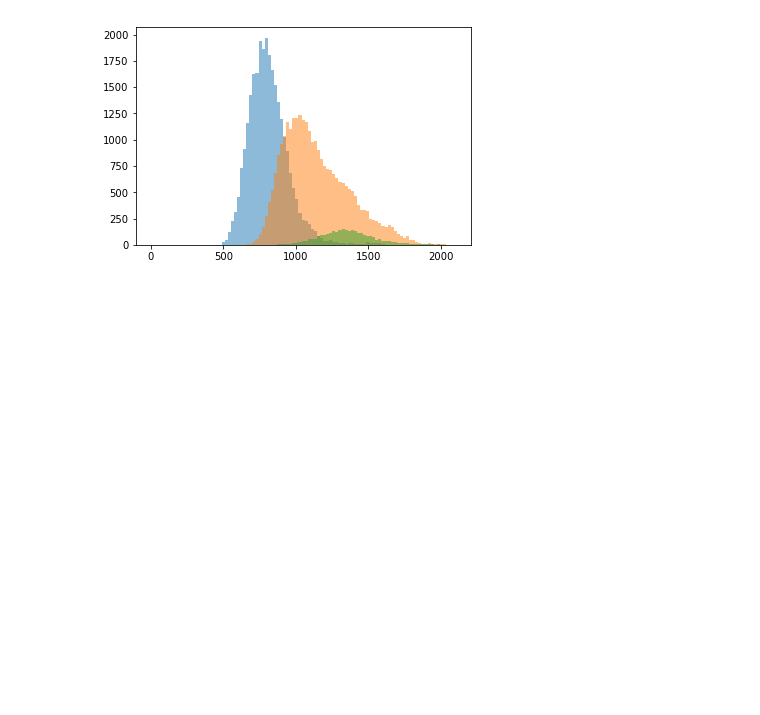
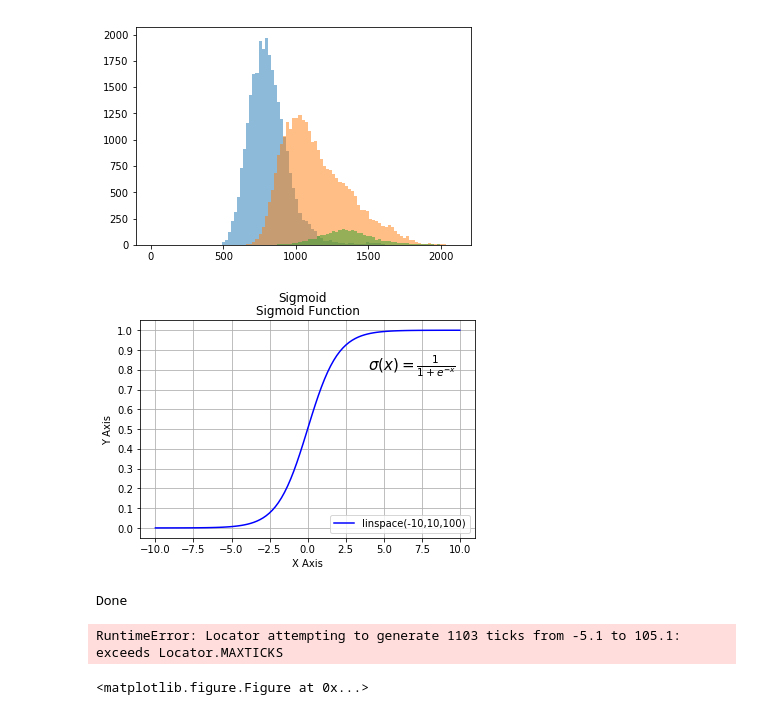
Before and after one commit to say4n/AutoSIGN, a Jupyter notebook: testdoc/CEDAR.ipynb, the cells around one changed output. Cells and saved outputs as stored; diff of their text form; code cells hidden in the pictures; blank space fills up the shorter version.

Commit message:
Threshold Function Commit

```diff
--- a/testdoc/CEDAR.ipynb
+++ b/testdoc/CEDAR.ipynb
@@ -319,3 +319,31 @@ plt.hist(dist_diff, bins, alpha=0.5)
 plt.show()
 # %% [output]
 [figure]
+# %%
+#import section
+from matplotlib import pylab
+import pylab as plt
+import numpy as np
+
+#sigmoid = lambda x: 1 / (1 + np.exp(-x))
+def sigmoid(x):
+    return (1 / (1 + np.exp(-x)))
+
+mySamples = []
+mySigmoid = []
+
+y = plt.linspace(-10,10,100)
+plt.plot(y, sigmoid(y), 'b', label='linspace(-10,10,100)')
+plt.grid()
+
+# Title & Subtitle
+plt.title('Sigmoid Function')
+plt.suptitle('Sigmoid')
+plt.legend(loc='lower right')
+plt.text(4, 0.8, r'$\sigma(x)=\frac{1}{1+e^{-x}}$', fontsize=15)
+plt.gca().yaxis.set_major_locator(plt.MultipleLocator(0.1))
+plt.xlabel('X Axis')
+plt.ylabel('Y Axis')
+plt.show()
+# %% [output]
+[figure, added]
@@ -321,0 +434,38 @@ plt.show()
+# %%
+from matplotlib import pylab
+import pylab as plt
+
+index_dist = []
+same_per_dist = []
+forg_per_dist = []
+diff_per_dist = []
+
+for index in range(0,3100,1):
+    answer = dist_calculator(index,0)
+    #print(answer[0])
+    index_dist.append(index)
+    same_per_dist.append(answer[1])
+    forg_per_dist.append(answer[2])
+    diff_per_dist.append(answer[3])
+
+print("Done")
+
+index = plt.linspace(0,3100,3100)
+
+
+plt.plot(index, same_per_dist, 'b', label='Same Percentage')
+plt.plot(index, forg_per_dist, 'r', label='Forg Percentage')
+plt.plot(index, diff_per_dist, 'y', label='Dist Percentage')
+
+
+# Title & Subtitle
+plt.title('Threshold Function From Distance')
+plt.legend(loc='lower right')
+plt.gca().yaxis.set_major_locator(plt.MultipleLocator(0.1))
+plt.xlabel('X Axis')
+plt.ylabel('Y Axis')
+plt.show()
+# %% [output]
+Done
+RuntimeError: Locator attempting to generate 1103 ticks from -5.1 to 105.1: exceeds Locator.MAXTICKS
+<matplotlib.figure.Figure at 0x...>
```
Also changed, not shown: parts of 2 cells of this notebook, 2 other files.
